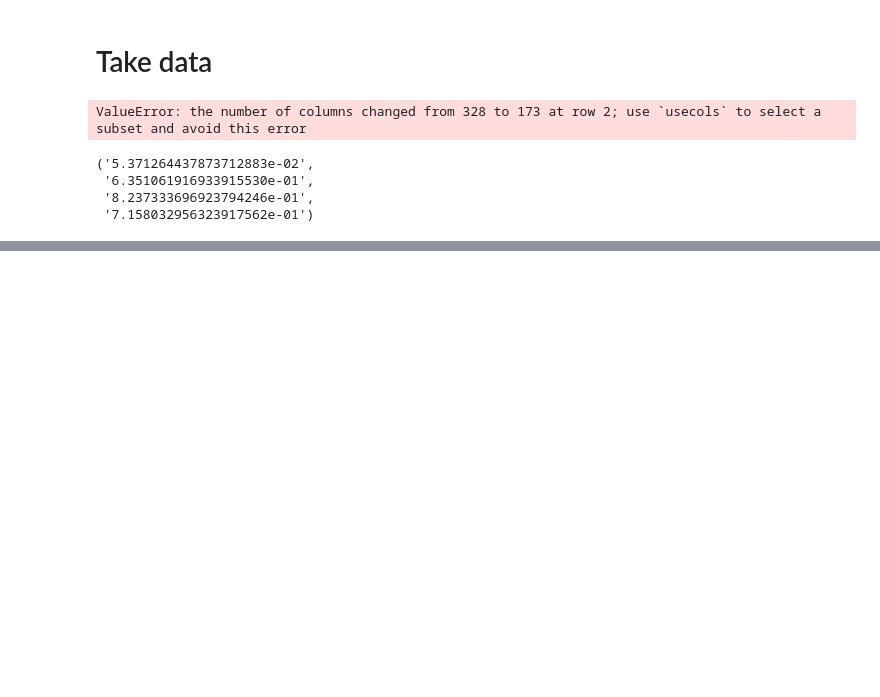
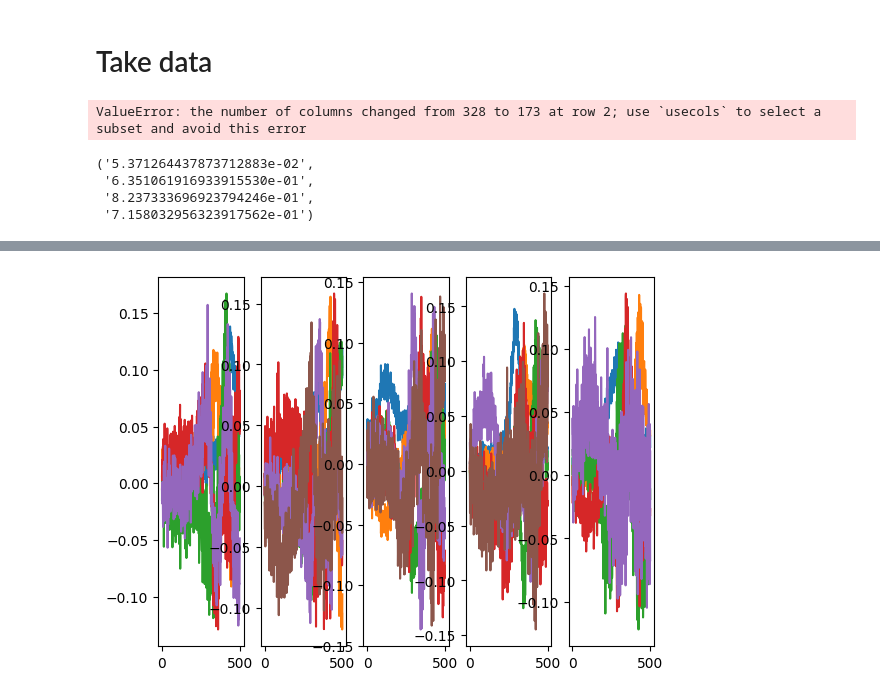
Before and after one commit to 89605502155/prack, a Jupyter notebook: ferubko.ipynb, the cells around one changed output, grey strips where cells are left out. Drawn from its saved outputs; the diff is of its cells as text; code cells hidden in the pictures; blank space fills up the shorter version.

```diff
--- a/ferubko.ipynb
+++ b/ferubko.ipynb
@@ -56,0 +90,5 @@ X_train_all[0][0],X_train_all[0][-1],X_train_all[0][328],X_train_all[0][327]
+# %%
+for i in range(y_train.shape[1]):
+    print("RMSEP",RMSEP[:,i])
+    print("RMSECV",RMSECV[:,i])
+    print()
@@ -56,0 +118,20 @@ X_train_all[0][0],X_train_all[0][-1],X_train_all[0][328],X_train_all[0][327]
+# %%
+n_comps = (5, 6, 6, 6, 5)
+# %%
+models = []
+for i in range(len(n_comps)):
+    m = PLSRegression(
+        n_components = n_comps[i], scale = False
+    ).fit(X_train, y_train[:,i])
+    models.append(m)
+    plt.subplot(1, len(n_comps), i+1)
+    plt.plot(m.x_weights_)
+plt.show()
+
+predictions = []
+for i in range(len(n_comps)):
+    predictions.append(models[i].predict(X_test)[:,0])
+
+np.savetxt('y_test.txt', np.array(predictions).T)
+# %% [output]
+[figure, added]
```
Also changed, not shown: parts of 12 cells of this notebook, 2 other files.
